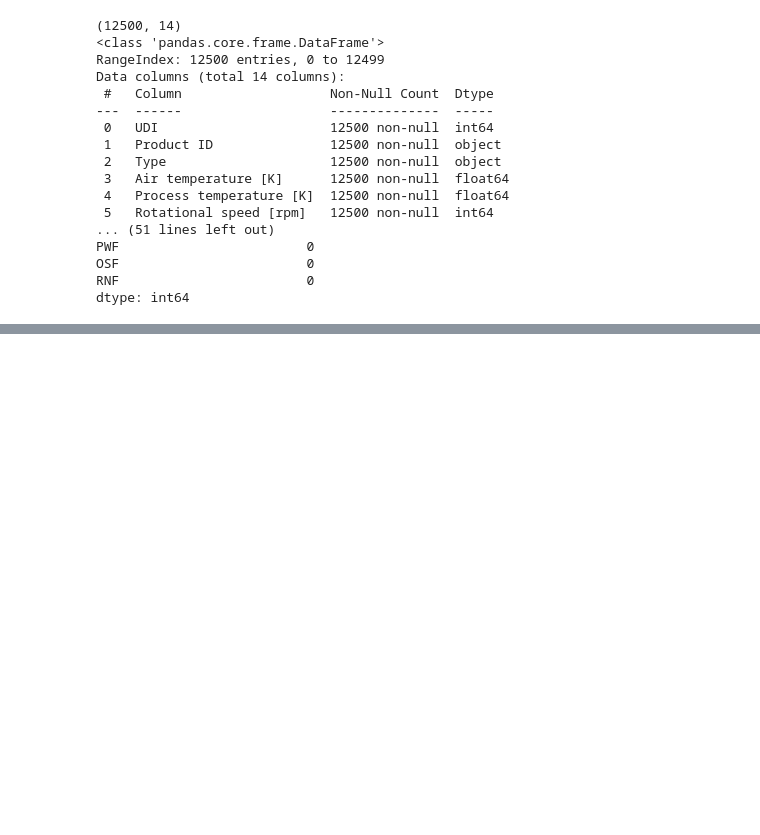
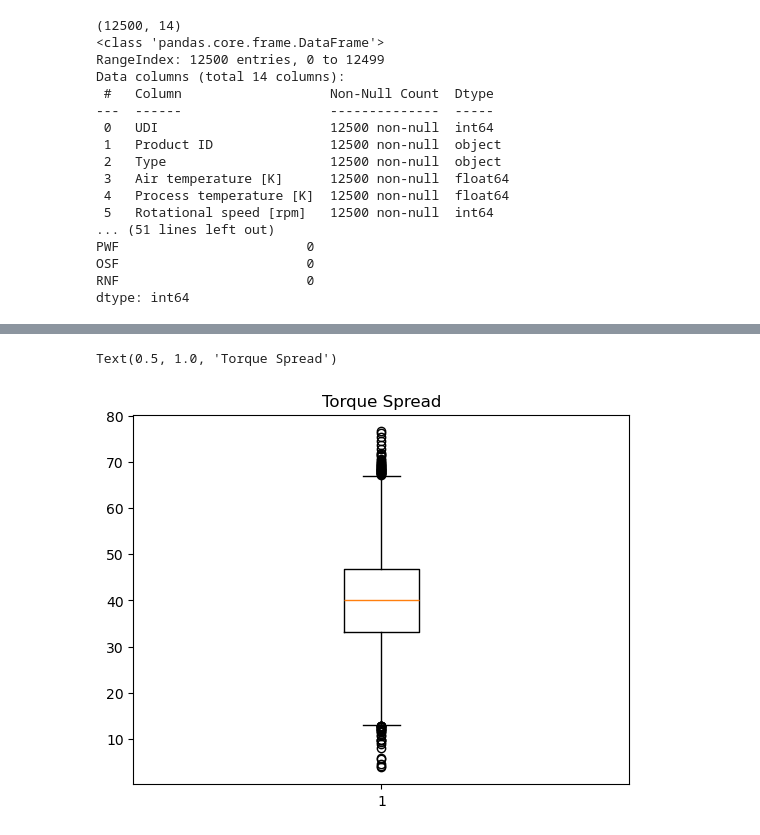
Before and after one commit to aljabali89m/ai4i-predictive-maintenance, a Jupyter notebook: synthetic_data_code.ipynb, the cells around one changed output, grey strips where cells are left out. Drawn from its saved outputs; the diff is of its cells as text; code cells hidden in the pictures; blank space fills up the shorter version.

```diff
--- a/synthetic_data_code.ipynb
+++ b/synthetic_data_code.ipynb
@@ -201,0 +218,6 @@ dtype: int64
+# %%
+plt.boxplot(df["Torque [Nm]"])
+plt.title("Torque Spread")
+# %% [output]
+Text(0.5, 1.0, 'Torque Spread')
+[figure, added]
```
Also changed, not shown: parts of 11 cells of this notebook.
